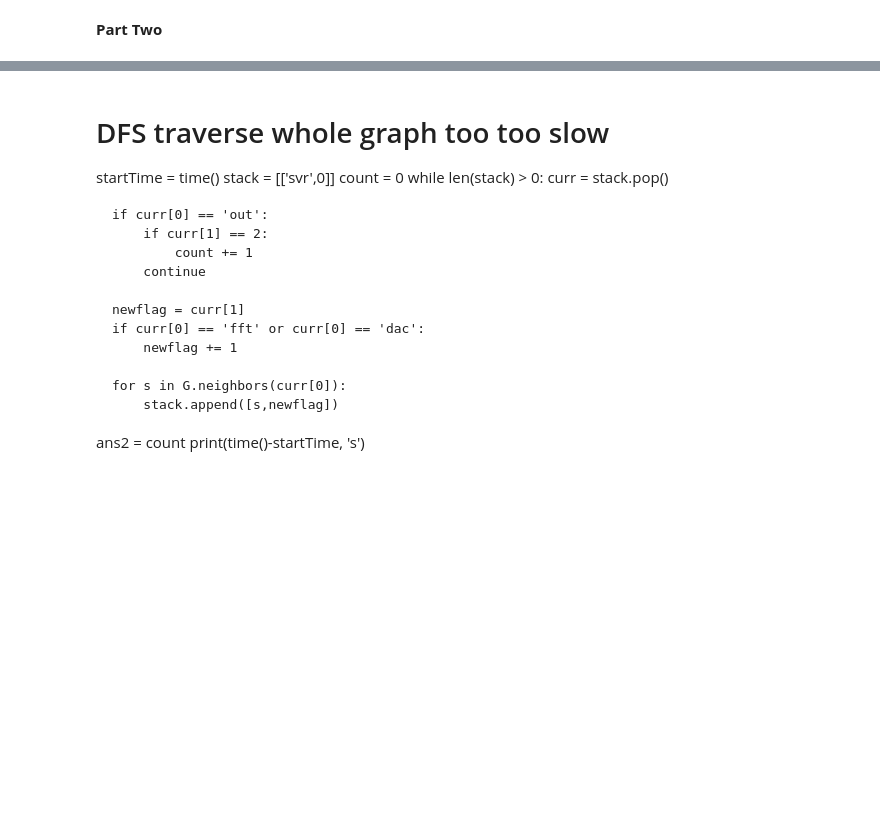
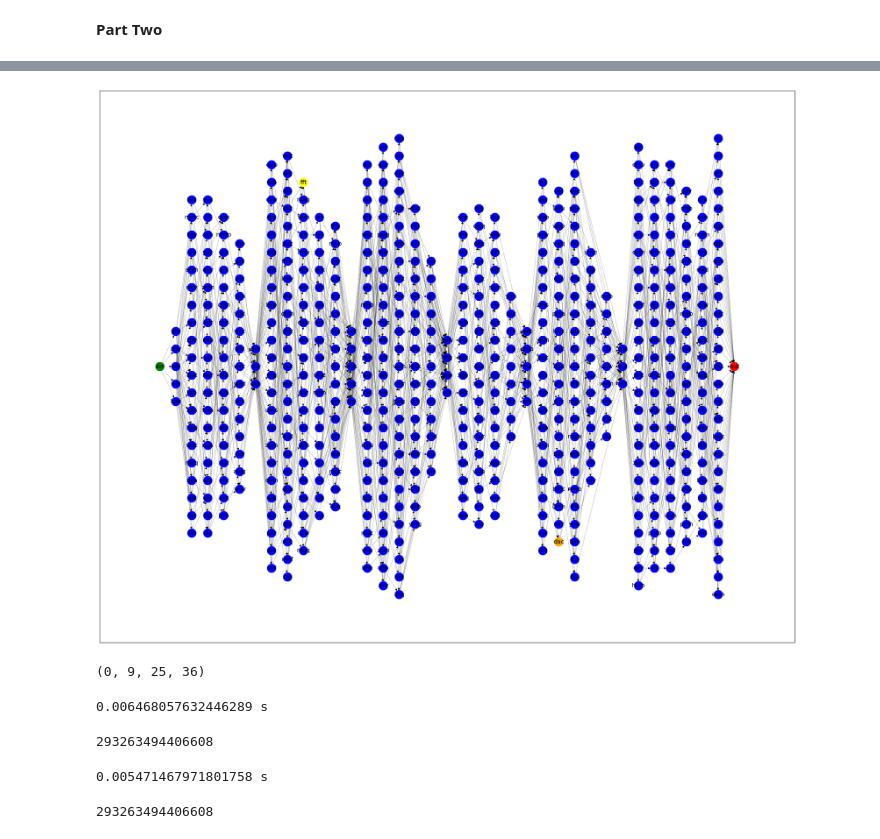
Before and after one commit to johnpmay/AdventOfCode2025, a Jupyter notebook: Day11/Day11.ipynb, the cells around one changed output, grey strips where cells are left out. Saved outputs shown, nothing was run; the diff lists cells and outputs as text; code cells hidden in the pictures; blank space fills up the shorter version.

```diff
--- a/Day11/Day11.ipynb
+++ b/Day11/Day11.ipynb
@@ -127,23 +88,0 @@ ans2
-# %% [markdown]
-# DFS traverse whole graph too too slow
-
-startTime = time()
-stack = [['svr',0]]
-count = 0
-while len(stack) > 0:
-    curr = stack.pop()
-
-    if curr[0] == 'out':
-        if curr[1] == 2:
-            count += 1
-        continue
-
-    newflag = curr[1]
-    if curr[0] == 'fft' or curr[0] == 'dac':
-        newflag += 1
-
-    for s in G.neighbors(curr[0]):
-        stack.append([s,newflag])
-
-ans2 = count
-print(time()-startTime, 's')
@@ -149,0 +94,11 @@ print(time()-startTime, 's')
+# %%
+from collections import defaultdict
+
+pos = nx.multipartite_layout(G, subset_key="layer")
+nx.draw_networkx(G, node_color=[col[n] for n in G.nodes()], pos=pos, width=0.2)
+# %% [output]
+[figure, added]
+# %%
+G.nodes["svr"]["layer"], G.nodes["fft"]["layer"], G.nodes["dac"]["layer"],  G.nodes["out"]["layer"]
+# %% [output]
+(0, 9, 25, 36)
@@ -149,0 +134,20 @@ print(time()-startTime, 's')
+# %%
+# feels clever to calculate number of paths but...
+startTime = time()
+ans2 = countFrom("svr", "fft", 101)*countFrom("fft","dac", 100)*countFrom("dac","out",1)
+print(time()-startTime, 's')
+
+ans2
+# %% [output]
+0.006468057632446289 s
+293263494406608
+# %%
+# ...ultimately just as fast to go directly
+startTime = time()
+ans2 = countFrom("svr", "out", 0)
+print(time()-startTime, 's')
+
+ans2
+# %% [output]
+0.005471467971801758 s
+293263494406608
```
Also changed, not shown: parts of 11 cells of this notebook.
